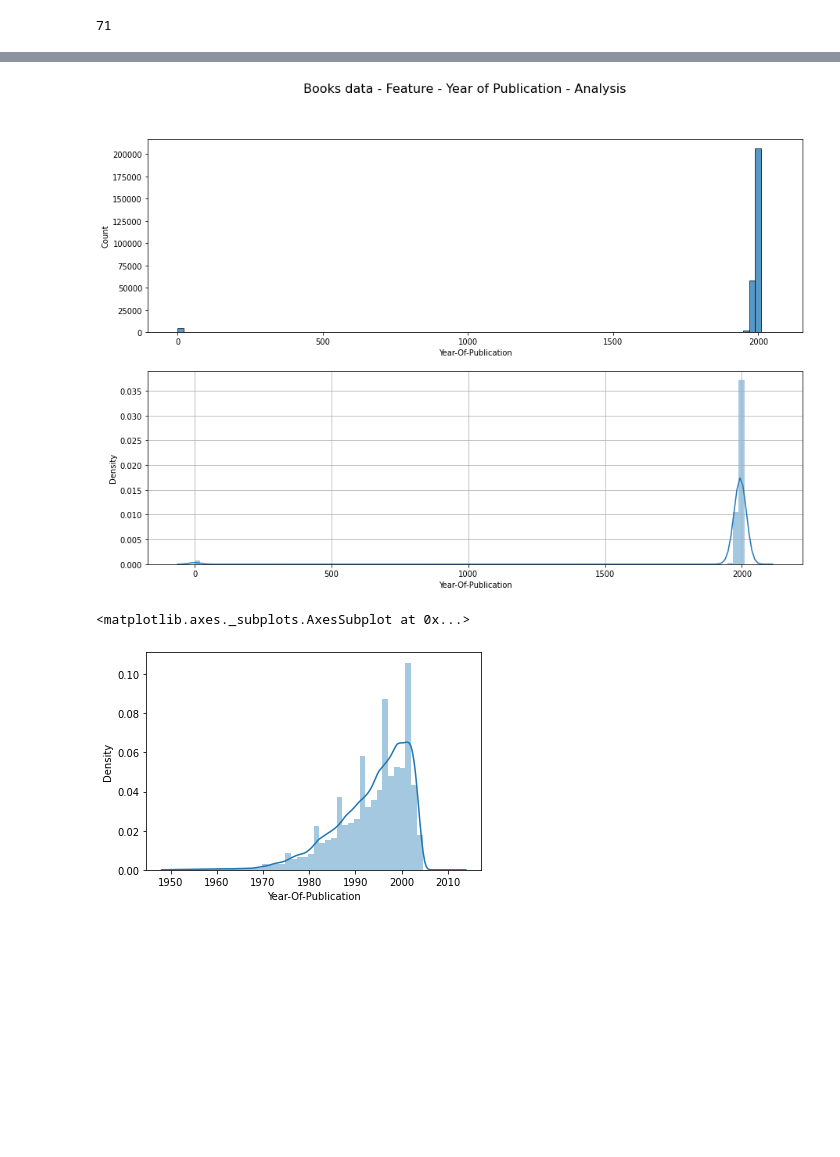
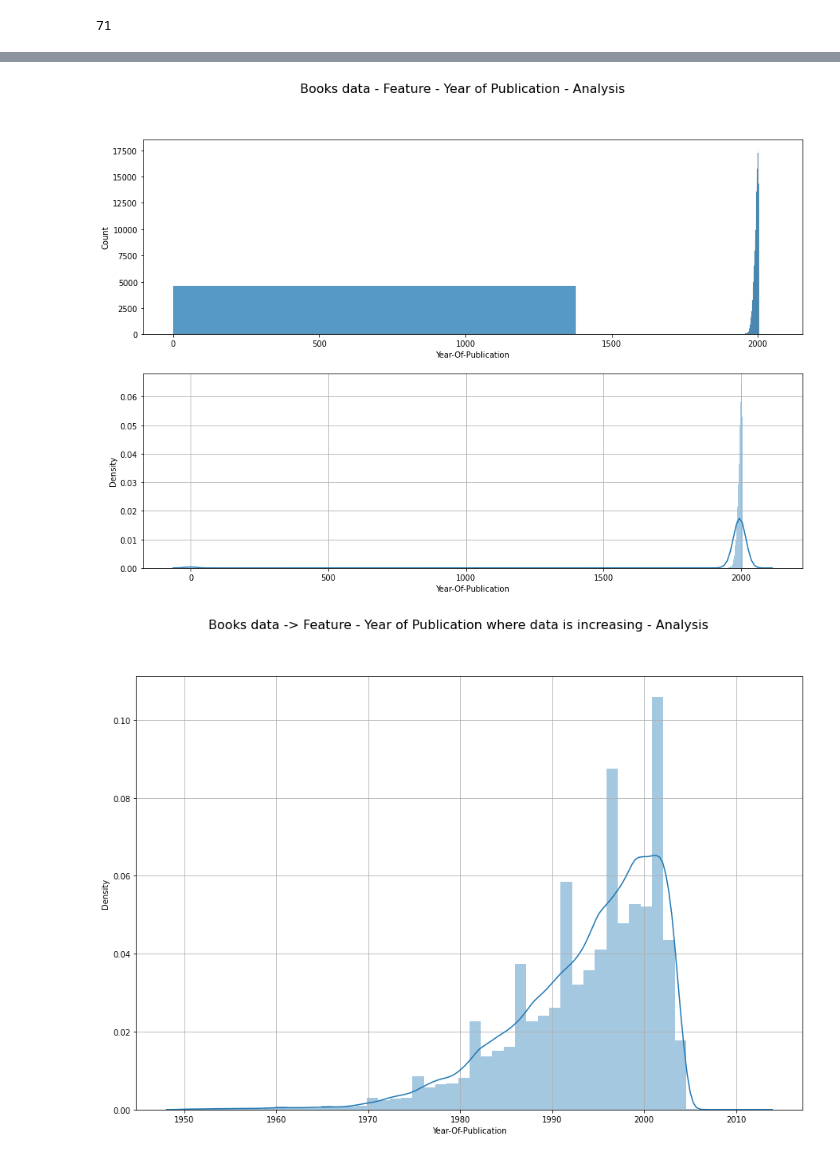
Before and after one commit to kunalburgul/MLDS_Problems, a Jupyter notebook: recommender_system/book_recommender_system.ipynb, the cells around one changed output, grey strips where cells are left out. Drawn from its saved outputs; the diff is of its cells as text; code cells hidden in the pictures; blank space fills up the shorter version.

```diff
--- a/recommender_system/book_recommender_system.ipynb
+++ b/recommender_system/book_recommender_system.ipynb
@@ -221,15 +331,18 @@ Now let's look how the data is distributed through the histplot and the distplot
 # %%
 fig, (ax1, ax2) = plt.subplots(nrows=2, ncols=1, figsize=(15,10))
-sns.histplot(books['Year-Of-Publication'],bins=100, ax=ax1);
+sns.histplot(books['Year-Of-Publication'],bins=time_line, ax=ax1);
 plt.grid(True)
-sns.distplot(books['Year-Of-Publication'],bins=100, ax=ax2);
+sns.distplot(books['Year-Of-Publication'],bins=time_line, ax=ax2);
 fig.suptitle('Books data - Feature - Year of Publication - Analysis', fontsize=16);
 # %% [output]
-[figure, old version]
+[figure, new version]
-# %%
-books = books[(books['Year-Of-Publication']>=1950) & (books['Year-Of-Publication']<=2016)]
-sns.distplot(books['Year-Of-Publication'])
-# %% [output]
-<matplotlib.axes._subplots.AxesSubplot at 0x...>
-[figure, removed]
+# %%
+# books_1 = books[(books['Year-Of-Publication'])]
+books_1 = books[(books['Year-Of-Publication']>=1950) & (books['Year-Of-Publication']<=2016)]
+fig, ax1 = plt.subplots(nrows=1, ncols=1, figsize=(15,10))
+plt.grid(True)
+sns.distplot(books_1['Year-Of-Publication'], ax=ax1);
+fig.suptitle('Books data -> Feature - Year of Publication where data is increasing - Analysis', fontsize=16);
+# %% [output]
+[figure, added]
 # %% [markdown]
```
Also changed, not shown: parts of 18 cells of this notebook.
